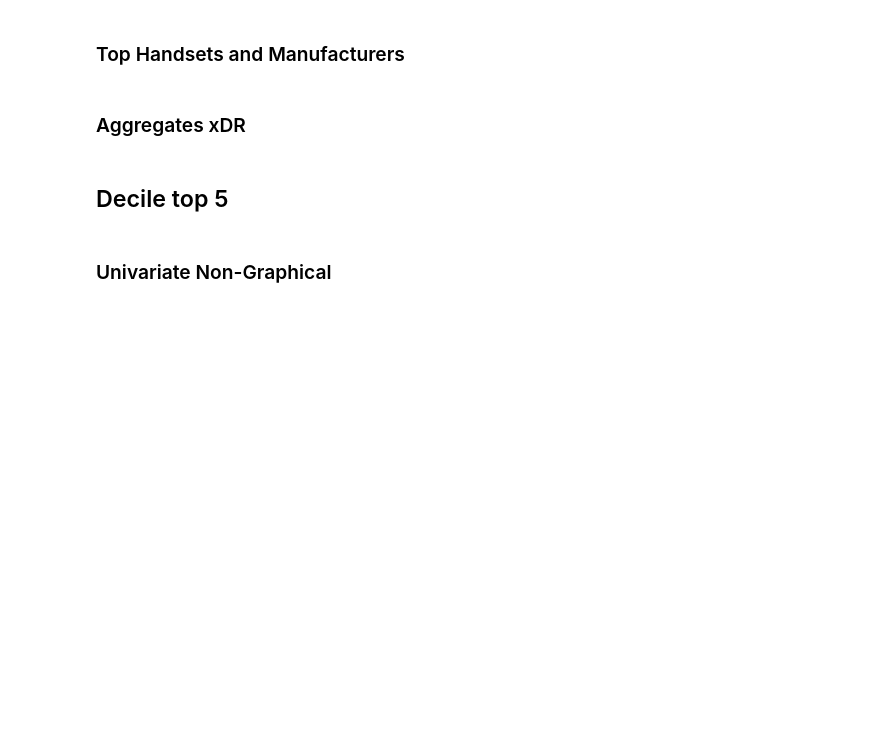
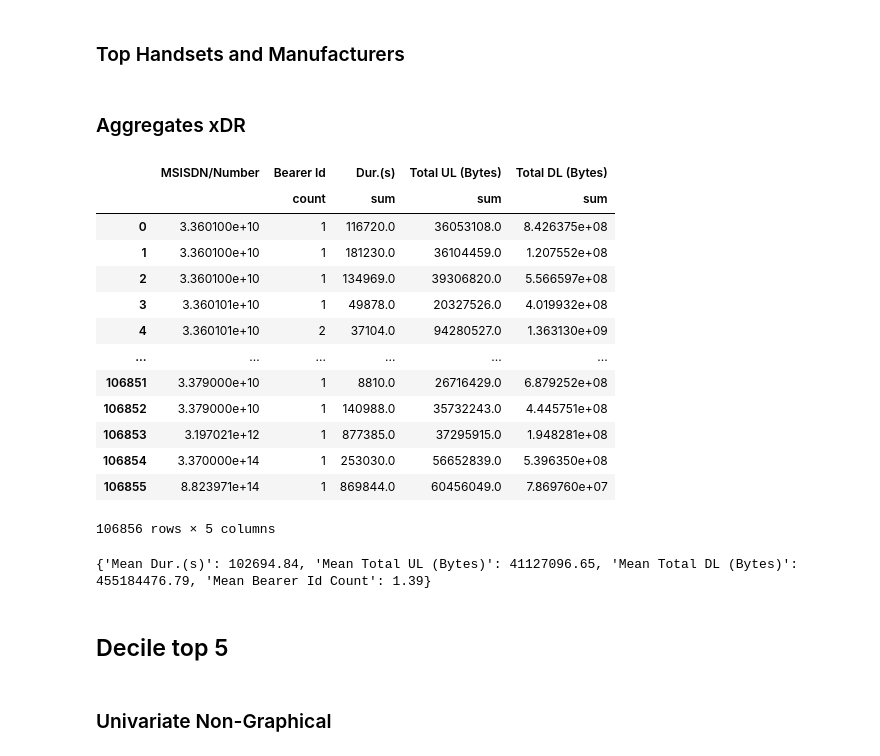
Before and after one commit to brukGit/tenx-w2, a Jupyter notebook: notebooks/user_overview.ipynb, the cells around one changed output. Cells and saved outputs as stored; diff of their text form; code cells hidden in the pictures; blank space fills up the shorter version.

```diff
--- a/notebooks/user_overview.ipynb
+++ b/notebooks/user_overview.ipynb
@@ -49,15 +60,30 @@ user_overview.plot_top_handsets_per_manufacturer()
 # %%
 columns_to_aggregate = ['Bearer Id', 'Dur.(s)', 'Total UL (Bytes)', 'Total DL (Bytes)']
 
 sessions = df.groupby('MSISDN/Number')[columns_to_aggregate].agg({
     'Bearer Id': 'count',
-    'Dur.(s)': ['min', 'max', 'mean', 'sum'],
-    'Total UL (Bytes)': ['min', 'max', 'mean', 'sum'],
-    'Total DL (Bytes)': ['min', 'max', 'mean', 'sum']
+    'Dur.(s)': ['sum'],
+    'Total UL (Bytes)': ['sum'],
+    'Total DL (Bytes)': ['sum']
 }).reset_index()
 
 
 sessions
+# %% [output]
+|  | MSISDN/Number | Bearer Id | Dur.(s) | Total UL (Bytes) | Total DL (Bytes) |
+|  |  | count | sum | sum | sum |
+| 0 | 3.360100e+10 | 1 | 116720.0 | 36053108.0 | 8.426375e+08 |
+| 1 | 3.360100e+10 | 1 | 181230.0 | 36104459.0 | 1.207552e+08 |
+| 2 | 3.360100e+10 | 1 | 134969.0 | 39306820.0 | 5.566597e+08 |
+| 3 | 3.360101e+10 | 1 | 49878.0 | 20327526.0 | 4.019932e+08 |
+| 4 | 3.360101e+10 | 2 | 37104.0 | 94280527.0 | 1.363130e+09 |
+| ... | ... | ... | ... | ... | ... |
+| 106851 | 3.379000e+10 | 1 | 8810.0 | 26716429.0 | 6.879252e+08 |
+| 106852 | 3.379000e+10 | 1 | 140988.0 | 35732243.0 | 4.445751e+08 |
+| 106853 | 3.197021e+12 | 1 | 877385.0 | 37295915.0 | 1.948281e+08 |
+| 106854 | 3.370000e+14 | 1 | 253030.0 | 56652839.0 | 5.396350e+08 |
+| 106855 | 8.823971e+14 | 1 | 869844.0 | 60456049.0 | 7.869760e+07 |
+106856 rows × 5 columns
 # %%
 mean_values = {
     'Mean Dur.(s)': round(float(sessions[('Dur.(s)', 'mean')].mean()), 2),
@@ -67,6 +93,8 @@ mean_values = {
 }
 
 print(mean_values)
+# %% [output]
+{'Mean Dur.(s)': 102694.84, 'Mean Total UL (Bytes)': 41127096.65, 'Mean Total DL (Bytes)': 455184476.79, 'Mean Bearer Id Count': 1.39}
 # %%
 # Aggregates per user
 aggregates_per_users = df.groupby('MSISDN/Number').agg({
```
Also changed, not shown: parts of 2 cells of this notebook, 2 other files.
